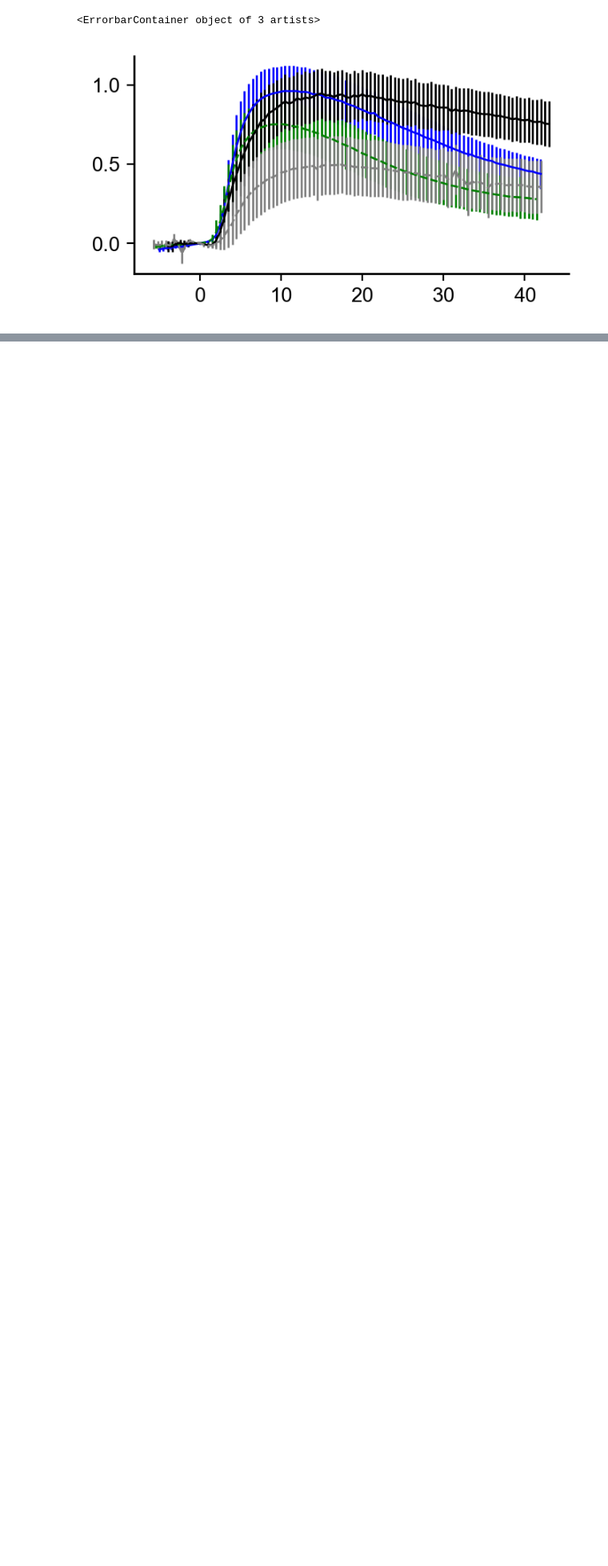
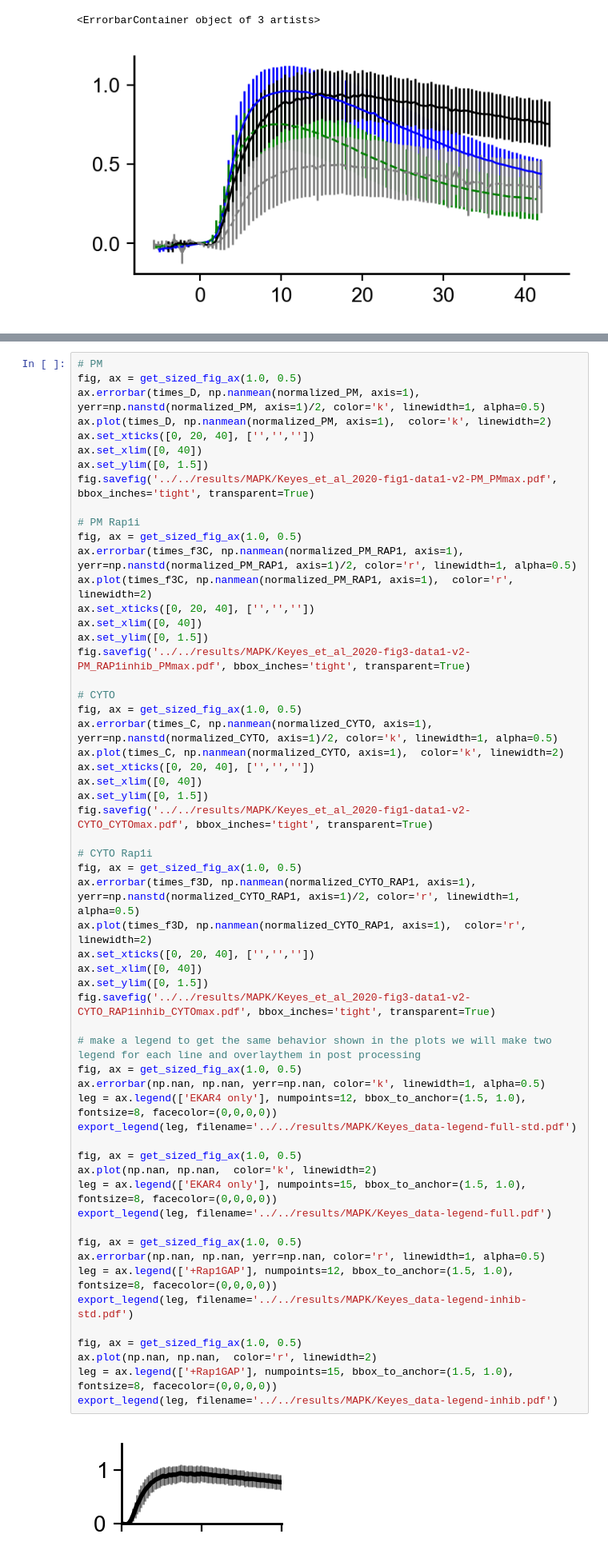
Before and after one commit to RangamaniLabUCSD/multimodel-inference, a Jupyter notebook: src/MAPK/process_data.ipynb, the cells around one changed output, grey strips where cells are left out. Shown at 80% size. Saved outputs shown, nothing was run; the diff lists cells and outputs as text; blank space fills up the shorter version.

Commit message:
add plots of Rap1KD data

```diff
--- a/src/MAPK/process_data.ipynb
+++ b/src/MAPK/process_data.ipynb
@@ -749,0 +639,59 @@ print(len(times_f3D))
+# %%
+# PM
+fig, ax = get_sized_fig_ax(1.0, 0.5)
+ax.errorbar(times_D, np.nanmean(normalized_PM, axis=1), yerr=np.nanstd(normalized_PM, axis=1)/2, color='k', linewidth=1, alpha=0.5)
+ax.plot(times_D, np.nanmean(normalized_PM, axis=1),  color='k', linewidth=2)
+ax.set_xticks([0, 20, 40], ['','',''])
+ax.set_xlim([0, 40])
+ax.set_ylim([0, 1.5])
+fig.savefig('../../results/MAPK/Keyes_et_al_2020-fig1-data1-v2-PM_PMmax.pdf', bbox_inches='tight', transparent=True)
+
+# PM Rap1i
+fig, ax = get_sized_fig_ax(1.0, 0.5)
+ax.errorbar(times_f3C, np.nanmean(normalized_PM_RAP1, axis=1), yerr=np.nanstd(normalized_PM_RAP1, axis=1)/2, color='r', linewidth=1, alpha=0.5)
+ax.plot(times_f3C, np.nanmean(normalized_PM_RAP1, axis=1),  color='r', linewidth=2)
+ax.set_xticks([0, 20, 40], ['','',''])
+ax.set_xlim([0, 40])
+ax.set_ylim([0, 1.5])
+fig.savefig('../../results/MAPK/Keyes_et_al_2020-fig3-data1-v2-PM_RAP1inhib_PMmax.pdf', bbox_inches='tight', transparent=True)
+
+# CYTO
+fig, ax = get_sized_fig_ax(1.0, 0.5)
+ax.errorbar(times_C, np.nanmean(normalized_CYTO, axis=1), yerr=np.nanstd(normalized_CYTO, axis=1)/2, color='k', linewidth=1, alpha=0.5)
+ax.plot(times_C, np.nanmean(normalized_CYTO, axis=1),  color='k', linewidth=2)
+ax.set_xticks([0, 20, 40], ['','',''])
+ax.set_xlim([0, 40])
+ax.set_ylim([0, 1.5])
+fig.savefig('../../results/MAPK/Keyes_et_al_2020-fig1-data1-v2-CYTO_CYTOmax.pdf', bbox_inches='tight', transparent=True)
+
+# CYTO Rap1i
+fig, ax = get_sized_fig_ax(1.0, 0.5)
+ax.errorbar(times_f3D, np.nanmean(normalized_CYTO_RAP1, axis=1), yerr=np.nanstd(normalized_CYTO_RAP1, axis=1)/2, color='r', linewidth=1, alpha=0.5)
+ax.plot(times_f3D, np.nanmean(normalized_CYTO_RAP1, axis=1),  color='r', linewidth=2)
+ax.set_xticks([0, 20, 40], ['','',''])
+ax.set_xlim([0, 40])
+ax.set_ylim([0, 1.5])
+fig.savefig('../../results/MAPK/Keyes_et_al_2020-fig3-data1-v2-CYTO_RAP1inhib_CYTOmax.pdf', bbox_inches='tight', transparent=True)
+
+# make a legend to get the same behavior shown in the plots we will make two legend for each line and overlaythem in post processing
+fig, ax = get_sized_fig_ax(1.0, 0.5)
+ax.errorbar(np.nan, np.nan, yerr=np.nan, color='k', linewidth=1, alpha=0.5)
+leg = ax.legend(['EKAR4 only'], numpoints=12, bbox_to_anchor=(1.5, 1.0), fontsize=8, facecolor=(0,0,0,0))
+export_legend(leg, filename='../../results/MAPK/Keyes_data-legend-full-std.pdf')
+
+fig, ax = get_sized_fig_ax(1.0, 0.5)
+ax.plot(np.nan, np.nan,  color='k', linewidth=2)
+leg = ax.legend(['EKAR4 only'], numpoints=15, bbox_to_anchor=(1.5, 1.0), fontsize=8, facecolor=(0,0,0,0))
+export_legend(leg, filename='../../results/MAPK/Keyes_data-legend-full.pdf')
+
+fig, ax = get_sized_fig_ax(1.0, 0.5)
+ax.errorbar(np.nan, np.nan, yerr=np.nan, color='r', linewidth=1, alpha=0.5)
+leg = ax.legend(['+Rap1GAP'], numpoints=12, bbox_to_anchor=(1.5, 1.0), fontsize=8, facecolor=(0,0,0,0))
+export_legend(leg, filename='../../results/MAPK/Keyes_data-legend-inhib-std.pdf')
+
+fig, ax = get_sized_fig_ax(1.0, 0.5)
+ax.plot(np.nan, np.nan,  color='r', linewidth=2)
+leg = ax.legend(['+Rap1GAP'], numpoints=15, bbox_to_anchor=(1.5, 1.0), fontsize=8, facecolor=(0,0,0,0))
+export_legend(leg, filename='../../results/MAPK/Keyes_data-legend-inhib.pdf')
+# %% [output]
+[figure, added]
```
Also changed, not shown: parts of 13 cells of this notebook.
